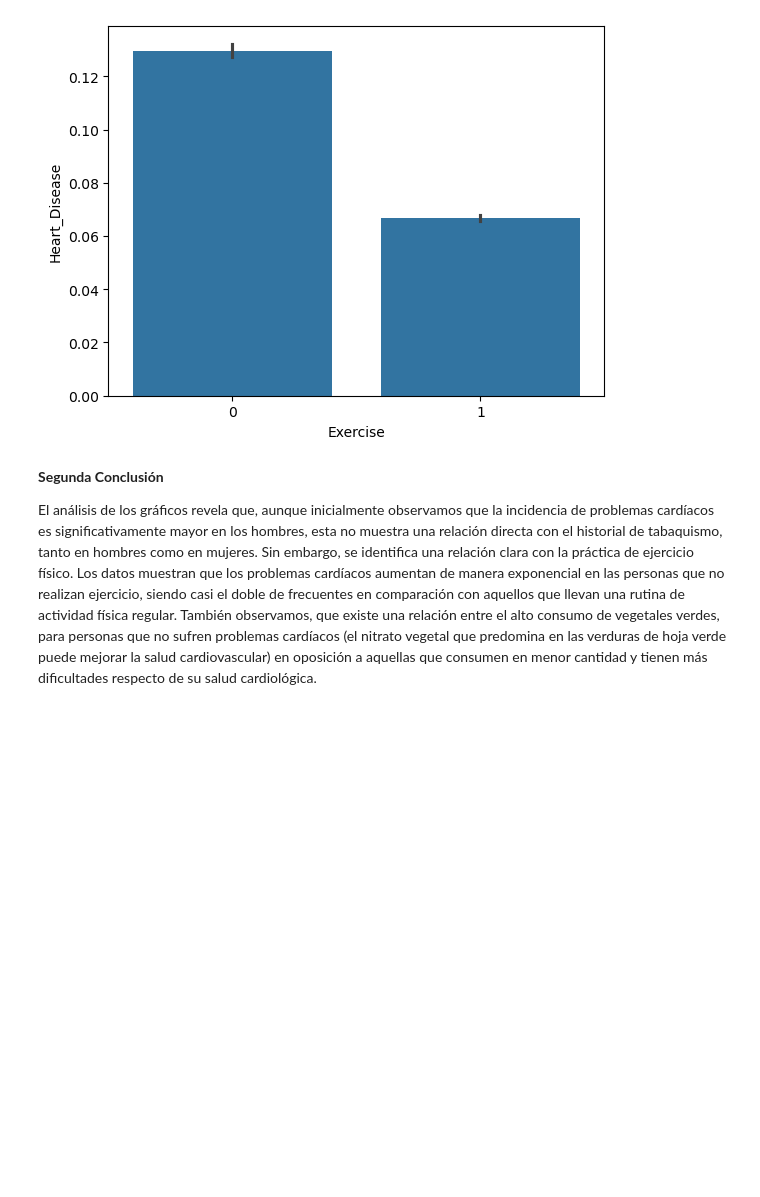
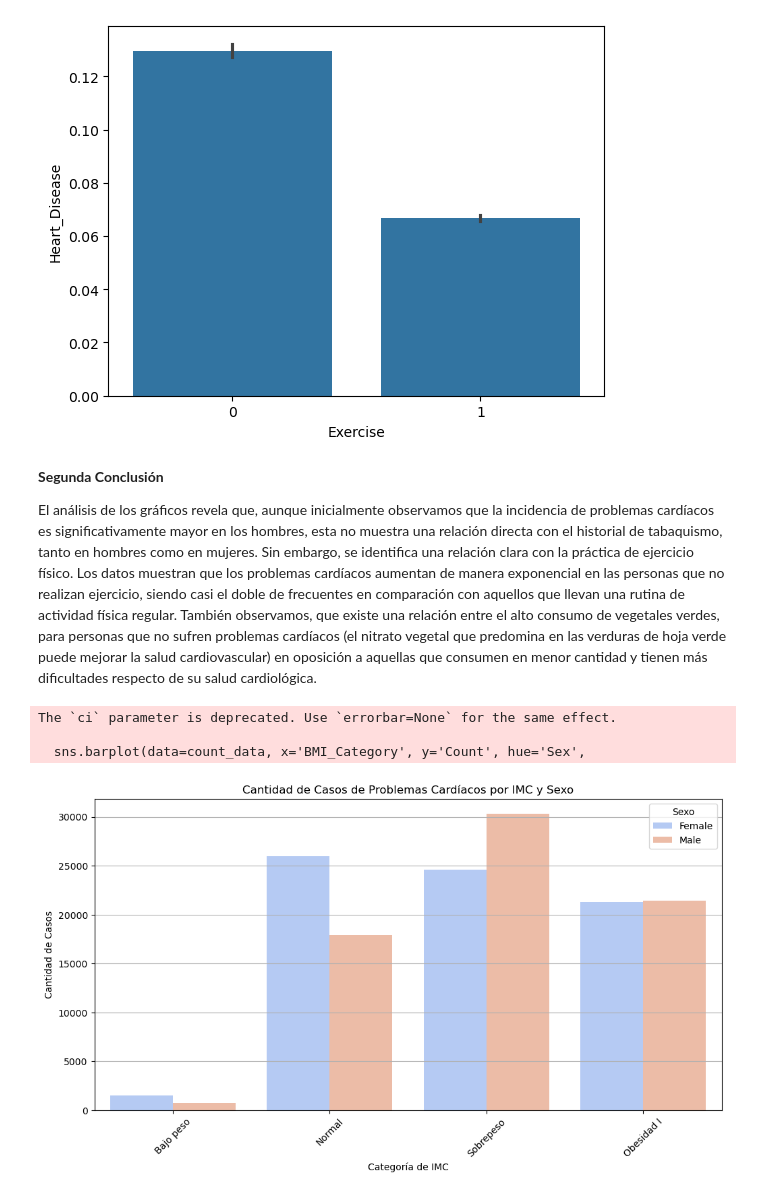
Before and after one commit to AdriCasenave/Cardiovascular-Diseases-Risk-Prediction-Dataset, a Jupyter notebook: Primera_Entrega.ipynb, the cells around one changed output. Saved outputs shown, nothing was run; the diff lists cells and outputs as text; code cells hidden in the pictures; blank space fills up the shorter version.

Commit message:
Nuevo gráfico

```diff
--- a/Primera_Entrega.ipynb
+++ b/Primera_Entrega.ipynb
@@ -311,3 +313,31 @@ plt.show()
 
 El análisis de los gráficos revela que, aunque inicialmente observamos que la incidencia de problemas cardíacos es significativamente mayor en los hombres, esta no muestra una relación directa con el historial de tabaquismo, tanto en hombres como en mujeres. Sin embargo, se identifica una relación clara con la práctica de ejercicio físico. Los datos muestran que los problemas cardíacos aumentan de manera exponencial en las personas que no realizan ejercicio, siendo casi el doble de frecuentes en comparación con aquellos que llevan una rutina de actividad física regular.
 También observamos, que existe una relación entre el alto consumo de vegetales verdes, para personas que no sufren problemas cardíacos (el nitrato vegetal que predomina en las verduras de hoja verde puede mejorar la salud cardiovascular) en oposición a aquellas que consumen en menor cantidad y tienen más dificultades respecto de su salud cardiológica.
+# %%
+# Crear una nueva columna categorizando el IMC
+df['BMI_Category'] = pd.cut(df['BMI'], bins=[0, 18.5, 24.9, 29.9, 39],
+                             labels=['Bajo peso', 'Normal', 'Sobrepeso', 'Obesidad I'])
+
+# Contar casos de problemas cardíacos por sexo e IMC
+count_data = df.groupby(['Sex', 'BMI_Category', 'Heart_Disease']).size().reset_index(name='Count')
+
+# Crear el gráfico de barras
+plt.figure(figsize=(12, 6))
+sns.barplot(data=count_data, x='BMI_Category', y='Count', hue='Sex',
+            palette='coolwarm', ci=None)
+
+# Configurar el gráfico
+plt.title('Cantidad de Casos de Problemas Cardíacos por IMC y Sexo')
+plt.xlabel('Categoría de IMC')
+plt.ylabel('Cantidad de Casos')
+plt.legend(title='Sexo')
+plt.xticks(rotation=45)
+plt.grid(axis='y')
+
+# Mostrar el gráfico
+plt.show()
+# %% [output]
+The `ci` parameter is deprecated. Use `errorbar=None` for the same effect.
+
+  sns.barplot(data=count_data, x='BMI_Category', y='Count', hue='Sex',
+[figure, added]
```
Also changed, not shown: parts of 2 cells of this notebook.
